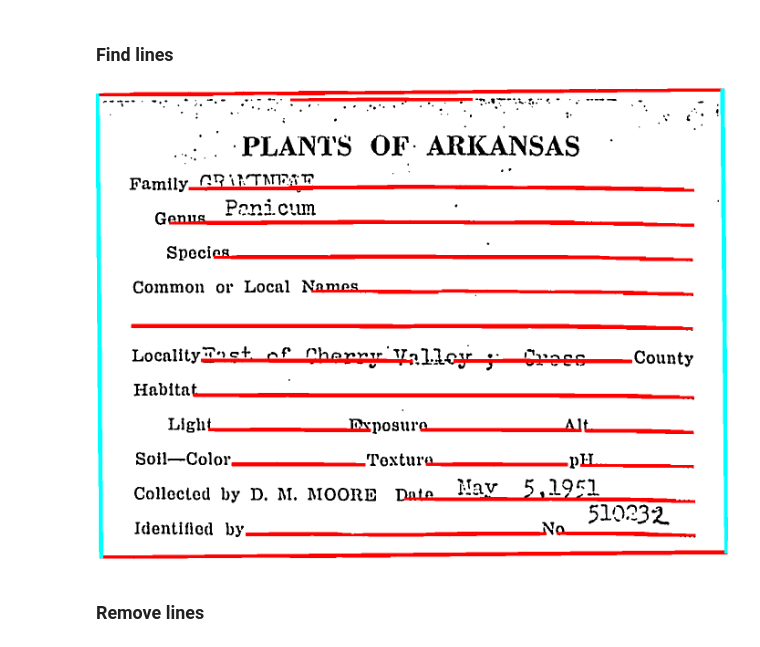
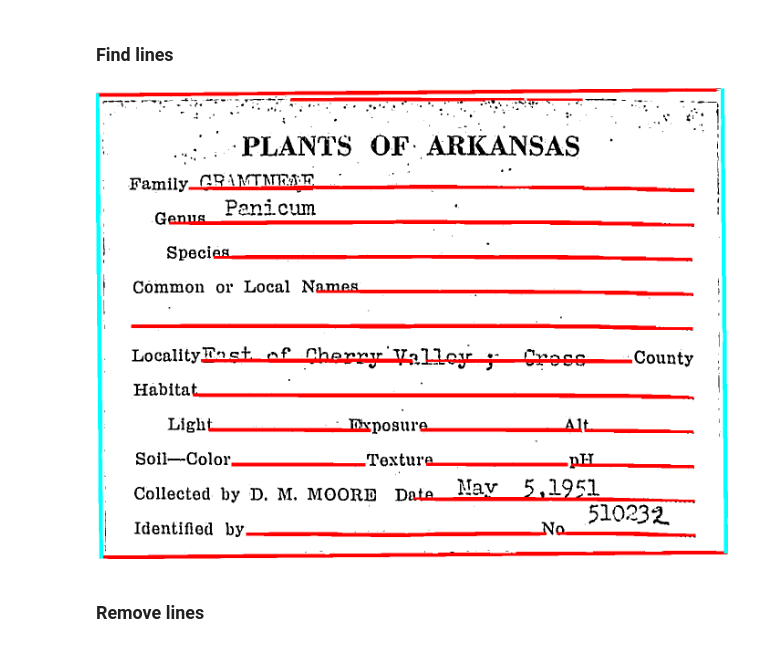
Before and after one commit to rafelafrance/digi_leap_old, a Jupyter notebook: scratch/remove_lines.ipynb, the cells around one changed output. Saved outputs shown, nothing was run; the diff lists cells and outputs as text; code cells hidden in the pictures.

```diff
--- a/scratch/remove_lines.ipynb
+++ b/scratch/remove_lines.ipynb
@@ -74,34 +73,31 @@ Daca eeenerecacnrweneumaniasininseeenccunetnsnouassessenensgeinaneeL NEST t Tees
 # %%
 def show_lines(idx):
     label = Label(IMAGES[idx])
     label.deskew()
-    label.blur()
     label.binarize()
 
     h_lines = label.find_horizontal_lines(line_length=100, line_gap=5)
     v_lines = label.find_vertical_lines(line_length=100, line_gap=5)
-
-    label.remove_spots()
 
     label.background = WHITE
     image = label.to_pil()
 
     image = image.convert('RGB')
     draw = ImageDraw.Draw(image)
 
     for line in h_lines:
         draw.line(line, width=6, fill=(255, 0, 0))
 
     for line in v_lines:
         draw.line(line, width=6, fill=(0, 255, 255))
 
     display(image)
 
 
 show_lines(IDX)
 # interact(show_lines, idx=(0, len(IMAGES) - 1))
 # %% [output]
-[figure, old version]
+[figure, new version]
 # %% [markdown]
 ### Remove lines
 # %%
```
Also changed, not shown: parts of 5 cells of this notebook, 4 other files.
